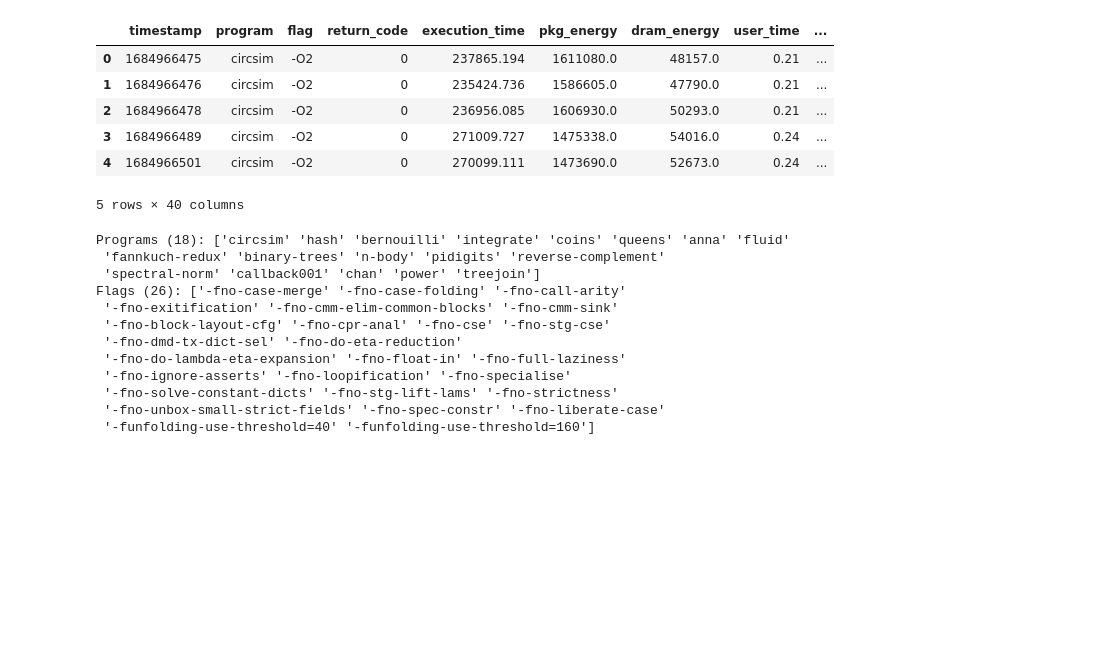
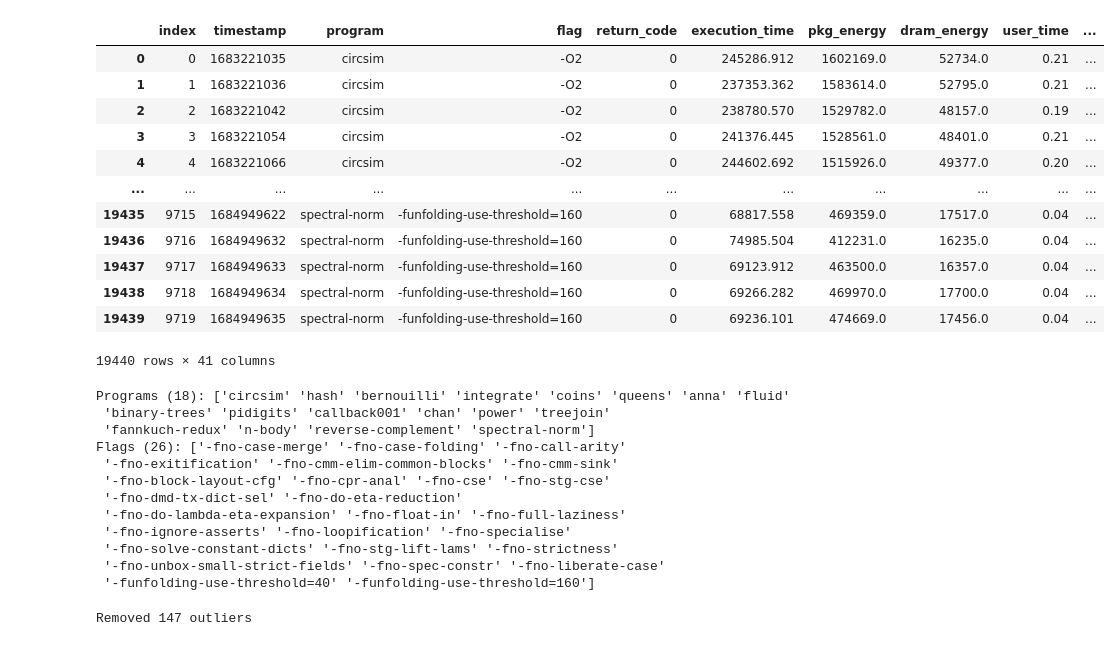
Before and after one commit to bernas670/ghc-energy, a Jupyter notebook: stats/perc_increase.ipynb, the cells around one changed output. Cells and saved outputs as stored; diff of their text form; code cells hidden in the pictures; blank space fills up the shorter version.

```diff
--- a/stats/perc_increase.ipynb
+++ b/stats/perc_increase.ipynb
@@ -15,29 +20,36 @@ pd.set_option('display.max_rows', 500)
 # %%
 # timestamp,program,flag,return_code,execution_time,pkg_energy,dram_energy,user_time,sys_time,total_time,cpu_percent,avg_text,avg_data,peak_rss,inputs,outputs,minor_pagefaults,major_pagefaults,swaps,alloc_mem,reclaimed_mem,rts_mem,total_gcs,minor_gcs,major_gcs,avg_mem,max_mem,n_samples,init_cpu,init_sys,mut_cpu,mut_sys,total_gc_cpu,total_gc_sys,minor_gc_cpu,minor_gc_sys,major_gc_cpu,major_gc_sys,balance
 data_files = [
-    '../data/results_65_1.csv',
-    '../data/results_65_2.csv'
+    f'../data/results_{temperature}_1.csv',
+    f'../data/results_{temperature}_2.csv'
 ]
 
 df = pd.concat(map(lambda file: pd.read_csv(file), data_files))
+df = df.reset_index()
 df['total_energy'] = df['pkg_energy'] + df['dram_energy']
-display(df.head(5))
+display(df)
 
 progs = df['program'].unique()
 print(f"Programs ({len(progs)}): {progs}")
 flags = df['flag'].unique()[1:]
 print(f"Flags ({len(flags)}): {flags}")
 # %% [output]
-|  | timestamp | program | flag | return_code | execution_time | pkg_energy | dram_energy | user_time | ... |
-| 0 | 1684966475 | circsim | -O2 | 0 | 237865.194 | 1611080.0 | 48157.0 | 0.21 | ... |
-| 1 | 1684966476 | circsim | -O2 | 0 | 235424.736 | 1586605.0 | 47790.0 | 0.21 | ... |
-| 2 | 1684966478 | circsim | -O2 | 0 | 236956.085 | 1606930.0 | 50293.0 | 0.21 | ... |
-| 3 | 1684966489 | circsim | -O2 | 0 | 271009.727 | 1475338.0 | 54016.0 | 0.24 | ... |
-| 4 | 1684966501 | circsim | -O2 | 0 | 270099.111 | 1473690.0 | 52673.0 | 0.24 | ... |
+|  | index | timestamp | program | flag | return_code | execution_time | pkg_energy | dram_energy | user_time | ... |
+| 0 | 0 | 1683221035 | circsim | -O2 | 0 | 245286.912 | 1602169.0 | 52734.0 | 0.21 | ... |
+| 1 | 1 | 1683221036 | circsim | -O2 | 0 | 237353.362 | 1583614.0 | 52795.0 | 0.21 | ... |
+| 2 | 2 | 1683221042 | circsim | -O2 | 0 | 238780.570 | 1529782.0 | 48157.0 | 0.19 | ... |
+| 3 | 3 | 1683221054 | circsim | -O2 | 0 | 241376.445 | 1528561.0 | 48401.0 | 0.21 | ... |
+| 4 | 4 | 1683221066 | circsim | -O2 | 0 | 244602.692 | 1515926.0 | 49377.0 | 0.20 | ... |
+| ... | ... | ... | ... | ... | ... | ... | ... | ... | ... | ... |
+| 19435 | 9715 | 1684949622 | spectral-norm | -funfolding-use-threshold=160 | 0 | 68817.558 | 469359.0 | 17517.0 | 0.04 | ... |
+| 19436 | 9716 | 1684949632 | spectral-norm | -funfolding-use-threshold=160 | 0 | 74985.504 | 412231.0 | 16235.0 | 0.04 | ... |
+| 19437 | 9717 | 1684949633 | spectral-norm | -funfolding-use-threshold=160 | 0 | 69123.912 | 463500.0 | 16357.0 | 0.04 | ... |
+| 19438 | 9718 | 1684949634 | spectral-norm | -funfolding-use-threshold=160 | 0 | 69266.282 | 469970.0 | 17700.0 | 0.04 | ... |
+| 19439 | 9719 | 1684949635 | spectral-norm | -funfolding-use-threshold=160 | 0 | 69236.101 | 474669.0 | 17456.0 | 0.04 | ... |
-5 rows × 40 columns
+19440 rows × 41 columns
 Programs (18): ['circsim' 'hash' 'bernouilli' 'integrate' 'coins' 'queens' 'anna' 'fluid'
- 'fannkuch-redux' 'binary-trees' 'n-body' 'pidigits' 'reverse-complement'
- 'spectral-norm' 'callback001' 'chan' 'power' 'treejoin']
+ 'binary-trees' 'pidigits' 'callback001' 'chan' 'power' 'treejoin'
+ 'fannkuch-redux' 'n-body' 'reverse-complement' 'spectral-norm']
 Flags (26): ['-fno-case-merge' '-fno-case-folding' '-fno-call-arity'
  '-fno-exitification' '-fno-cmm-elim-common-blocks' '-fno-cmm-sink'
  '-fno-block-layout-cfg' '-fno-cpr-anal' '-fno-cse' '-fno-stg-cse'
@@ -60,6 +72,10 @@ def calculate_increase(data, column):
             new_dataframe.append([prog, flag, base_mean, flag_mean, increase])
 
     return pd.DataFrame(new_dataframe, columns=['program', 'flag', 'base_mean', 'flag_mean', 'increase'])
+# %%
+df = remove_outliers(df, 'total_energy')
+# %% [output]
+Removed 147 outliers
 # %%
 perc_df = calculate_increase(df, 'total_energy')
 
```
Also changed, not shown: parts of 5 cells of this notebook, 5 other files.
